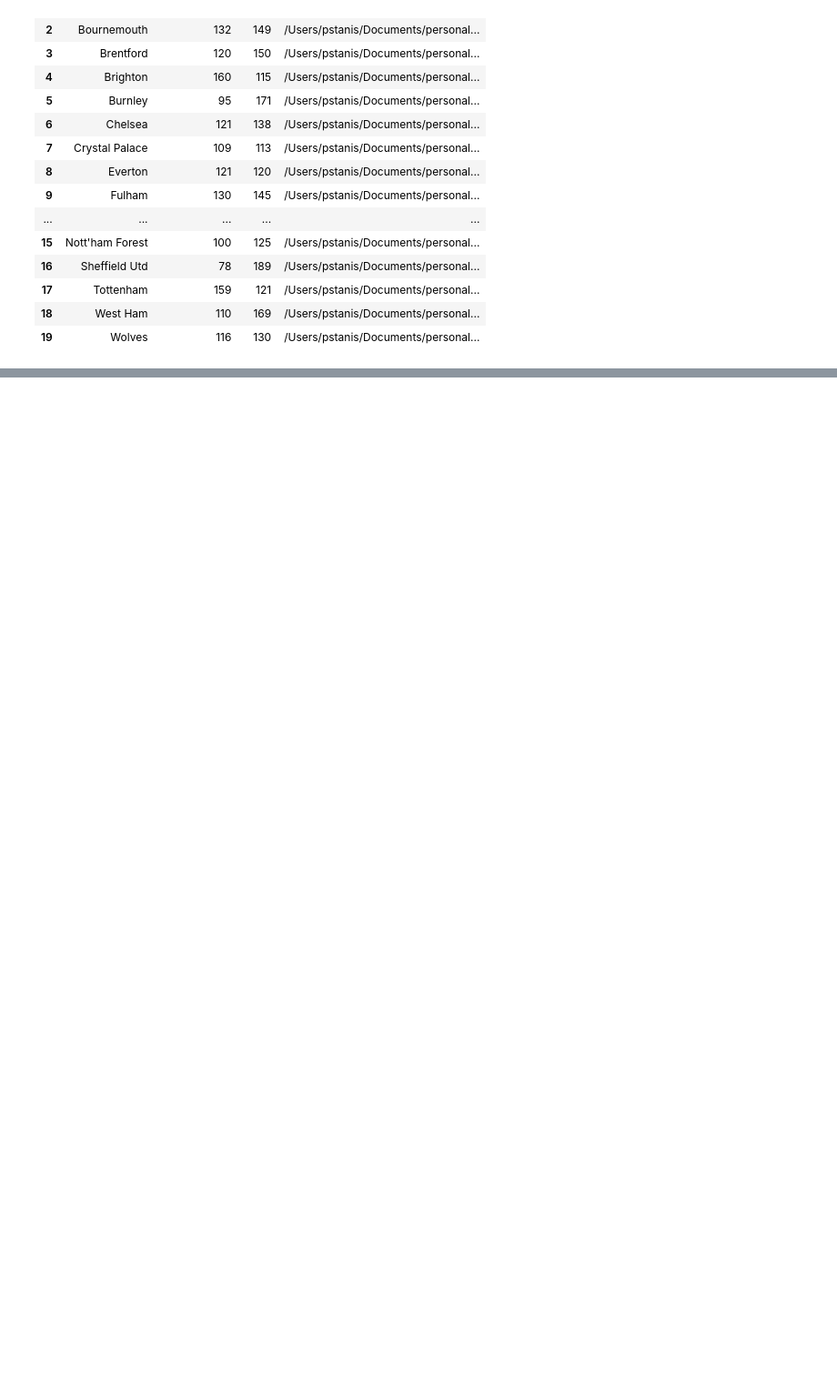
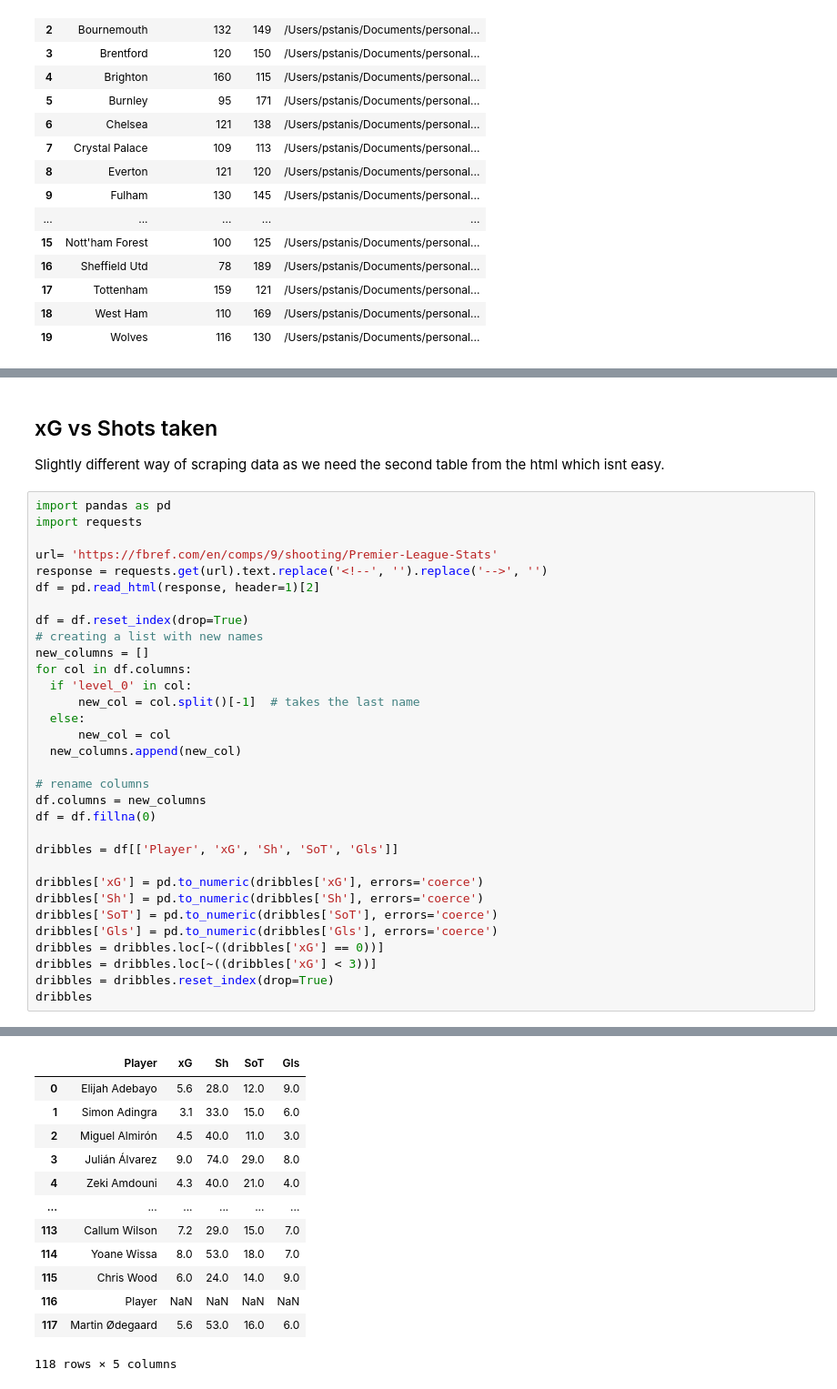
Before and after one commit to jamesdidathing/football_analysis, a Jupyter notebook: projects/prem_2023_analysis.ipynb, the cells around one changed output, grey strips where cells are left out. Shown at 91% size. Drawn from its saved outputs; the diff is of its cells as text; blank space fills up the shorter version.

```diff
--- a/projects/prem_2023_analysis.ipynb
+++ b/projects/prem_2023_analysis.ipynb
@@ -144,0 +147,38 @@ ax.set_xlim(70, 200)
+# %% [markdown]
+## xG vs Shots taken
+
+
+Slightly different way of scraping data as we need the second table from the html which isnt easy.
+# %%
+import pandas as pd
+import requests
+
+url= 'https://fbref.com/en/comps/9/shooting/Premier-League-Stats'
+response = requests.get(url).text.replace('<!--', '').replace('-->', '')
+df = pd.read_html(response, header=1)[2]
+
+df = df.reset_index(drop=True)
+# creating a list with new names
+new_columns = []
+for col in df.columns:
+  if 'level_0' in col:
+      new_col = col.split()[-1]  # takes the last name
+  else:
+      new_col = col
+  new_columns.append(new_col)
+
+# rename columns
+df.columns = new_columns
+df = df.fillna(0)
+
+dribbles = df[['Player', 'xG', 'Sh', 'SoT', 'Gls']]
+
+dribbles['xG'] = pd.to_numeric(dribbles['xG'], errors='coerce')
+dribbles['Sh'] = pd.to_numeric(dribbles['Sh'], errors='coerce')
+dribbles['SoT'] = pd.to_numeric(dribbles['SoT'], errors='coerce')
+dribbles['Gls'] = pd.to_numeric(dribbles['Gls'], errors='coerce')
+dribbles = dribbles.loc[~((dribbles['xG'] == 0))]
+dribbles = dribbles.loc[~((dribbles['xG'] < 3))]
+dribbles = dribbles.reset_index(drop=True)
+dribbles
+# %% [output]
@@ -144,0 +205,13 @@ ax.set_xlim(70, 200)
+|  | Player | xG | Sh | SoT | Gls |
+| 0 | Elijah Adebayo | 5.6 | 28.0 | 12.0 | 9.0 |
+| 1 | Simon Adingra | 3.1 | 33.0 | 15.0 | 6.0 |
+| 2 | Miguel Almirón | 4.5 | 40.0 | 11.0 | 3.0 |
+| 3 | Julián Álvarez | 9.0 | 74.0 | 29.0 | 8.0 |
+| 4 | Zeki Amdouni | 4.3 | 40.0 | 21.0 | 4.0 |
+| ... | ... | ... | ... | ... | ... |
+| 113 | Callum Wilson | 7.2 | 29.0 | 15.0 | 7.0 |
+| 114 | Yoane Wissa | 8.0 | 53.0 | 18.0 | 7.0 |
+| 115 | Chris Wood | 6.0 | 24.0 | 14.0 | 9.0 |
+| 116 | Player | NaN | NaN | NaN | NaN |
+| 117 | Martin Ødegaard | 5.6 | 53.0 | 16.0 | 6.0 |
+118 rows × 5 columns
```
Also changed, not shown: parts of 7 cells of this notebook.
